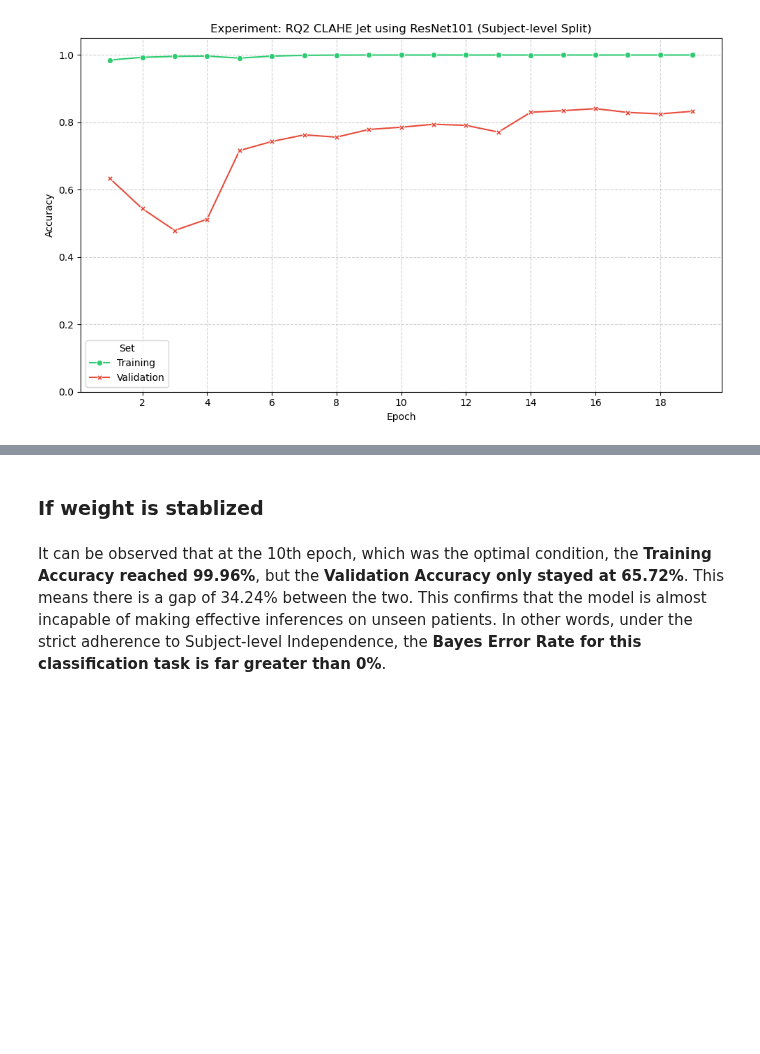
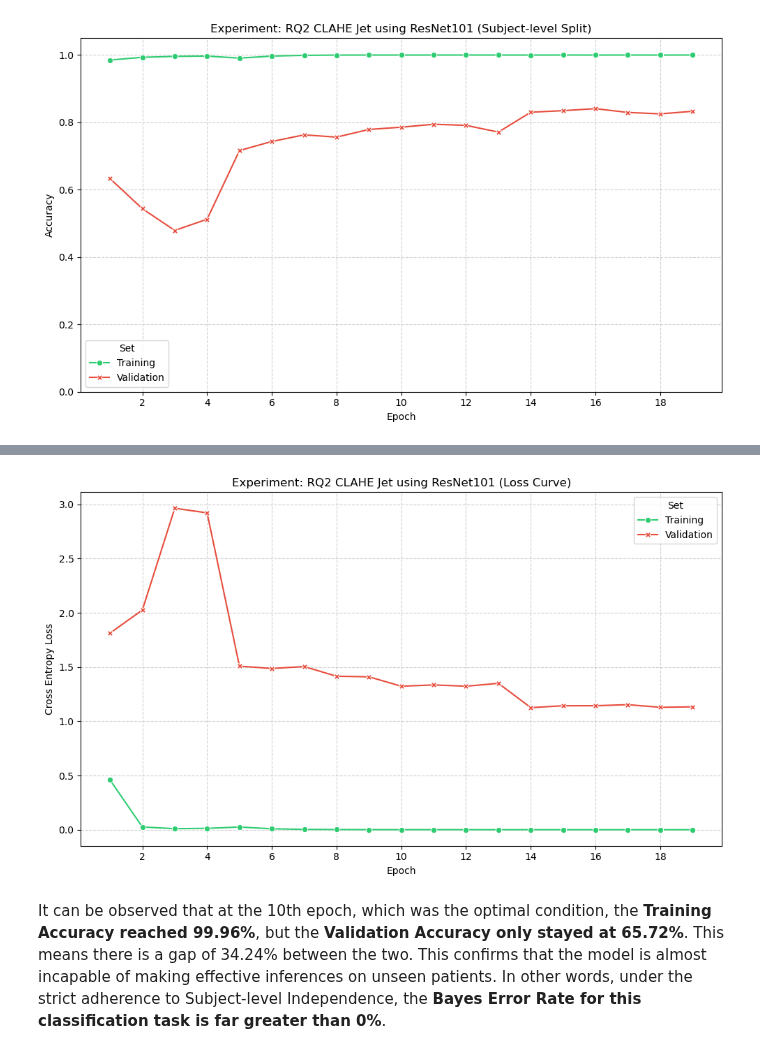
Before and after one commit to csning1998/biomedical-ml-oasis-data, a Jupyter notebook: 03_RQ2_CLAHE_Jet.ipynb, the cells around one changed output, grey strips where cells are left out. Saved outputs shown, nothing was run; the diff lists cells and outputs as text; code cells hidden in the pictures; blank space fills up the shorter version.

Commit message:
feat: Added functions to plot loss curves.

```diff
--- a/03_RQ2_CLAHE_Jet.ipynb
+++ b/03_RQ2_CLAHE_Jet.ipynb
@@ -173,2 +167,0 @@ dementia_very_mild       0.00      0.00      0.00       488
-# %% [markdown]
-### If weight is stablized
@@ -180,12 +167,0 @@ EXPERIMENT_NAME = 'clahe_jet_weights_stabilized'
-# %%
-print(f"[{EXPERIMENT_NAME}] Starting execution...")
-
-model, history = run_experiment(
-    name=EXPERIMENT_NAME,
-    train_ds=train_ds,
-    val_ds=val_ds,
-    class_weights=class_weights_stabilized,
-    epochs=EPOCHS,
-)
-
-plot_history(history, "RQ2 CLAHE Jet Weighted using ResNet101")
@@ -196,3 +168,9 @@ evaluate_and_plot_cm(model, val_ds, title_prefix="RQ2 CLAHE Jet Weighted using R
+# %%
+from execute_and_plot import plot_loss
+
+plot_loss(history, "RQ2 CLAHE Jet using ResNet101")
+# %% [output]
+[figure, added]
 # %% [markdown]
 It can be observed that at the 10th epoch, which was the optimal condition, the **Training Accuracy reached 99.96%**, but the **Validation Accuracy only stayed at 65.72%**. This means there is a gap of 34.24% between the two. This confirms that the model is almost incapable of making effective inferences on unseen patients. In other words, under the strict adherence to Subject-level Independence, the **Bayes Error Rate for this classification task is far greater than 0%**.
 # %% [markdown]
```
Also changed, not shown: parts of 5 cells of this notebook, 3 other files.
